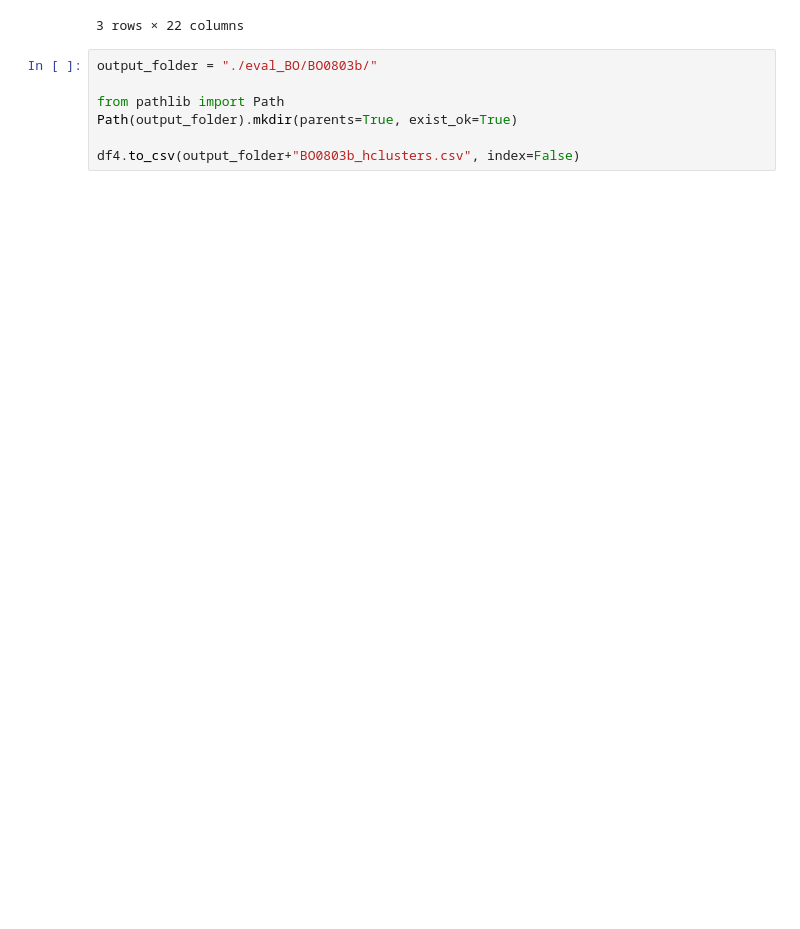
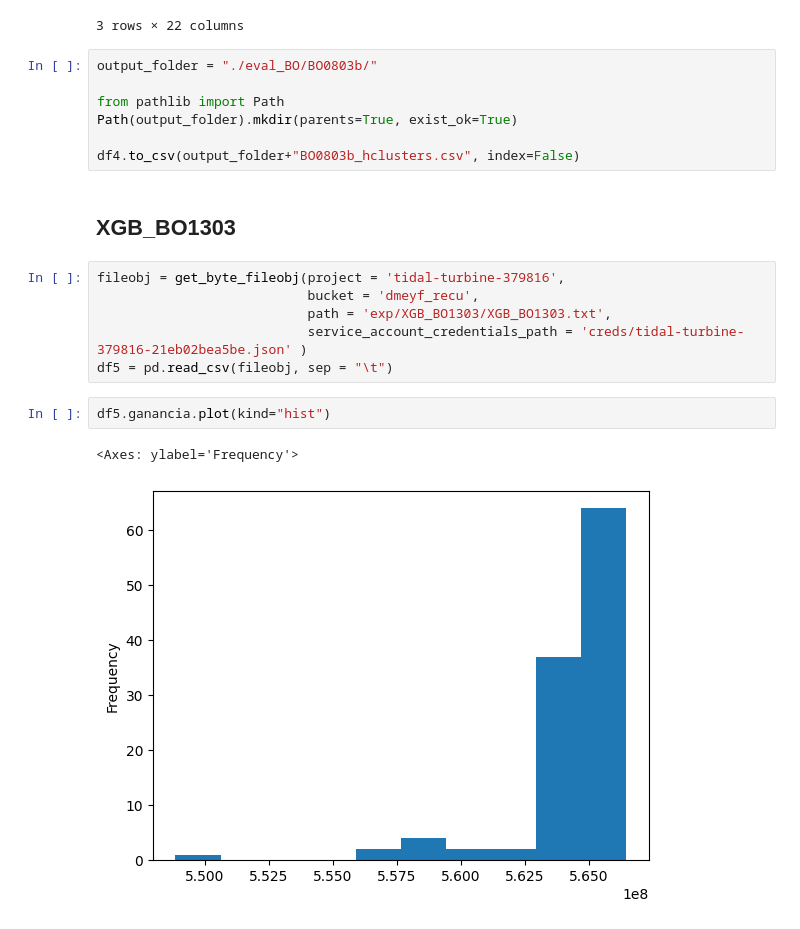
Before and after one commit to Ignacio-Ibarra/mastercard_churning, a Jupyter notebook: eval_BO/eval_BO.ipynb, the cells around one changed output. Cells and saved outputs as stored; diff of their text form; blank space fills up the shorter version.

```diff
--- a/eval_BO/eval_BO.ipynb
+++ b/eval_BO/eval_BO.ipynb
@@ -463,3 +459,16 @@ from pathlib import Path
 Path(output_folder).mkdir(parents=True, exist_ok=True)
 
 df4.to_csv(output_folder+"BO0803b_hclusters.csv", index=False)
+# %% [markdown]
+## XGB_BO1303
+# %%
+fileobj = get_byte_fileobj(project = 'tidal-turbine-379816',
+                           bucket = 'dmeyf_recu',
+                           path = 'exp/XGB_BO1303/XGB_BO1303.txt',
+                           service_account_credentials_path = 'creds/tidal-turbine-379816-21eb02bea5be.json' )
+df5 = pd.read_csv(fileobj, sep = "\t")
+# %%
+df5.ganancia.plot(kind="hist")
+# %% [output]
+<Axes: ylabel='Frequency'>
+[figure, added]
```
Also changed, not shown: parts of 24 cells of this notebook, 1 other file.
